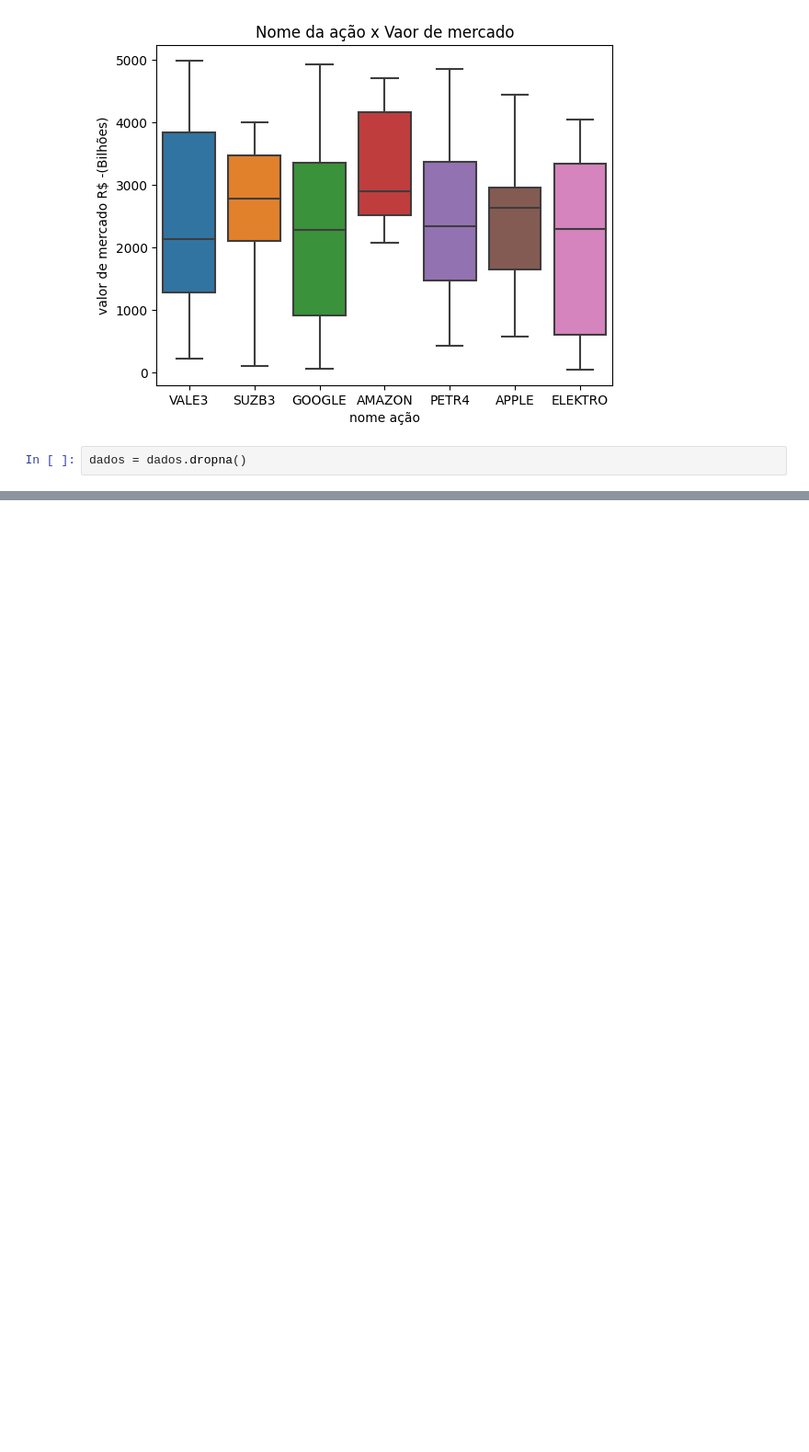
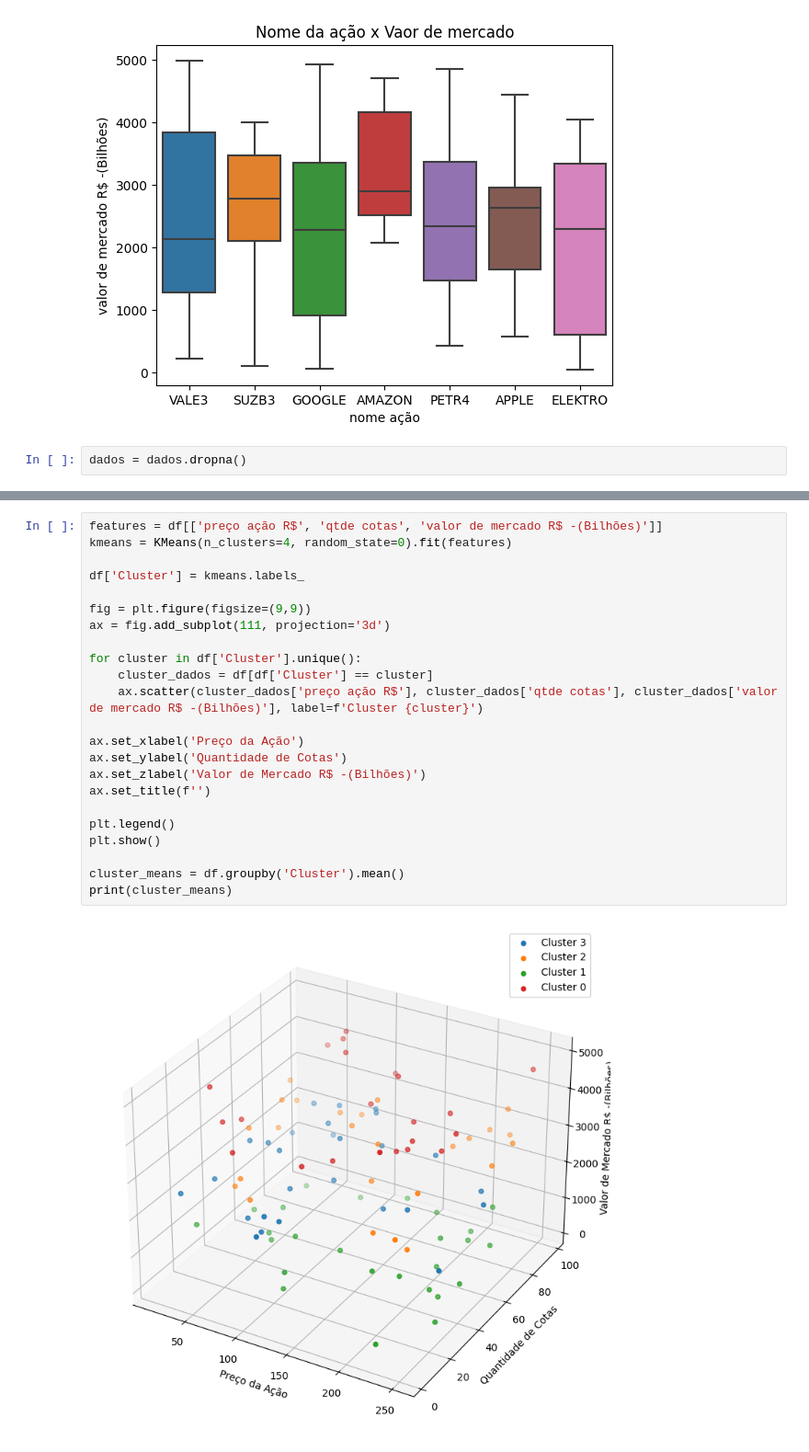
Before and after one commit to Johnny-Antoniassi/Somativa_IABD, a Jupyter notebook: Somativa_IABD/Somativa.ipynb, the cells around one changed output, grey strips where cells are left out. Shown at 92% size. Drawn from its saved outputs; the diff is of its cells as text; blank space fills up the shorter version.

```diff
--- a/Somativa_IABD/Somativa.ipynb
+++ b/Somativa_IABD/Somativa.ipynb
@@ -79,0 +230,25 @@ dados = pd.get_dummies(dados, columns=['valor de mercado R$ -(Bilhões)'], drop_
+# %%
+features = df[['preço ação R$', 'qtde cotas', 'valor de mercado R$ -(Bilhões)']]
+kmeans = KMeans(n_clusters=4, random_state=0).fit(features)
+
+df['Cluster'] = kmeans.labels_
+
+fig = plt.figure(figsize=(9,9))
+ax = fig.add_subplot(111, projection='3d')
+
+for cluster in df['Cluster'].unique():
+    cluster_dados = df[df['Cluster'] == cluster]
+    ax.scatter(cluster_dados['preço ação R$'], cluster_dados['qtde cotas'], cluster_dados['valor de mercado R$ -(Bilhões)'], label=f'Cluster {cluster}')
+
+ax.set_xlabel('Preço da Ação')
+ax.set_ylabel('Quantidade de Cotas')
+ax.set_zlabel('Valor de Mercado R$ -(Bilhões)')
+ax.set_title(f'')
+
+plt.legend()
+plt.show()
+
+cluster_means = df.groupby('Cluster').mean()
+print(cluster_means)
+# %% [output]
+[figure, added]
```
Also changed, not shown: parts of 18 cells of this notebook.
